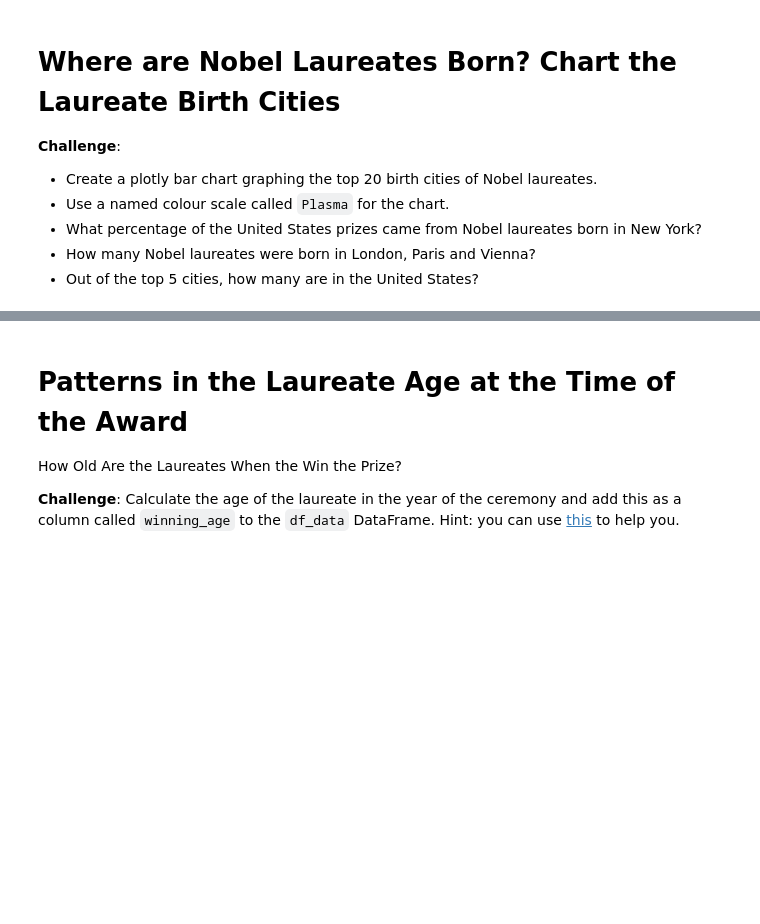
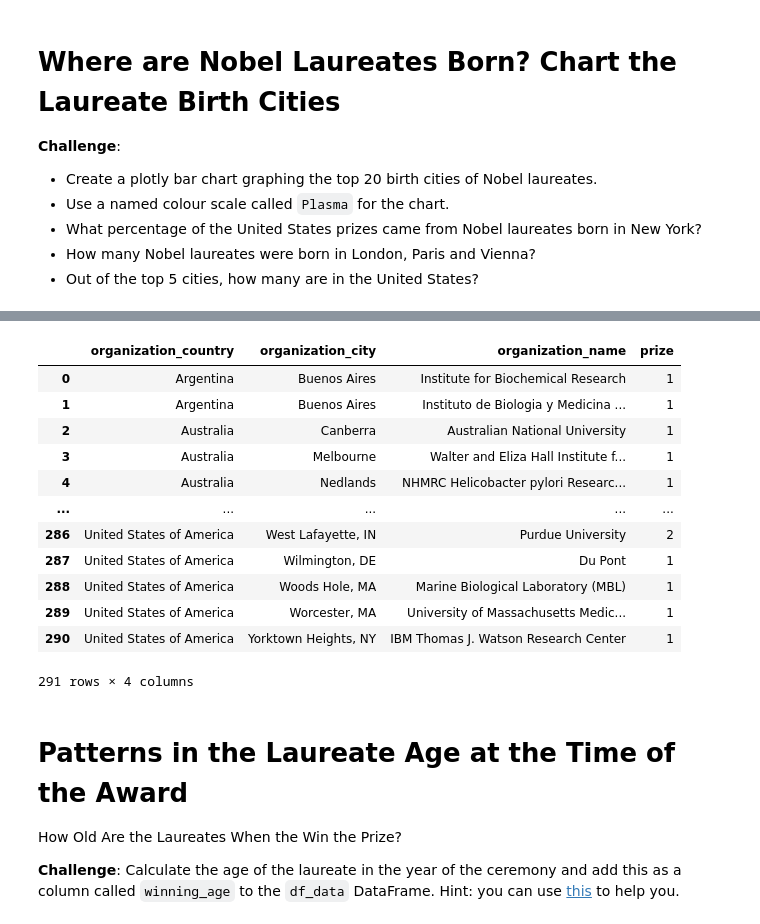
Before and after one commit to slimrivermoi/day79-data-analysis-visualization-with-plotly-matplotlib-seaborn, a Jupyter notebook: Nobel_Prize_Analysis_(start).ipynb, the cells around one changed output, grey strips where cells are left out. Drawn from its saved outputs; the diff is of its cells as text; code cells hidden in the pictures; blank space fills up the shorter version.

```diff
--- a/Nobel_Prize_Analysis_(start).ipynb
+++ b/Nobel_Prize_Analysis_(start).ipynb
@@ -1051,3 +1126,20 @@ bar_fig.show()
 Here's what you're aiming for:
 
 <img src=https://i.imgur.com/cemX4m5.png width=300>
+# %%
+org_by_country = df_data.groupby(['organization_country','organization_city','organization_name'], as_index=False).agg({'prize': 'count'})
+org_by_country
+# %% [output]
+|  | organization_country | organization_city | organization_name | prize |
+| 0 | Argentina | Buenos Aires | Institute for Biochemical Research | 1 |
+| 1 | Argentina | Buenos Aires | Instituto de Biologia y Medicina ... | 1 |
+| 2 | Australia | Canberra | Australian National University | 1 |
+| 3 | Australia | Melbourne | Walter and Eliza Hall Institute f... | 1 |
+| 4 | Australia | Nedlands | NHMRC Helicobacter pylori Researc... | 1 |
+| ... | ... | ... | ... | ... |
+| 286 | United States of America | West Lafayette, IN | Purdue University | 2 |
+| 287 | United States of America | Wilmington, DE | Du Pont | 1 |
+| 288 | United States of America | Woods Hole, MA | Marine Biological Laboratory (MBL) | 1 |
+| 289 | United States of America | Worcester, MA | University of Massachusetts Medic... | 1 |
+| 290 | United States of America | Yorktown Heights, NY | IBM Thomas J. Watson Research Center | 1 |
+291 rows × 4 columns
```
Also changed, not shown: parts of 6 cells of this notebook.
